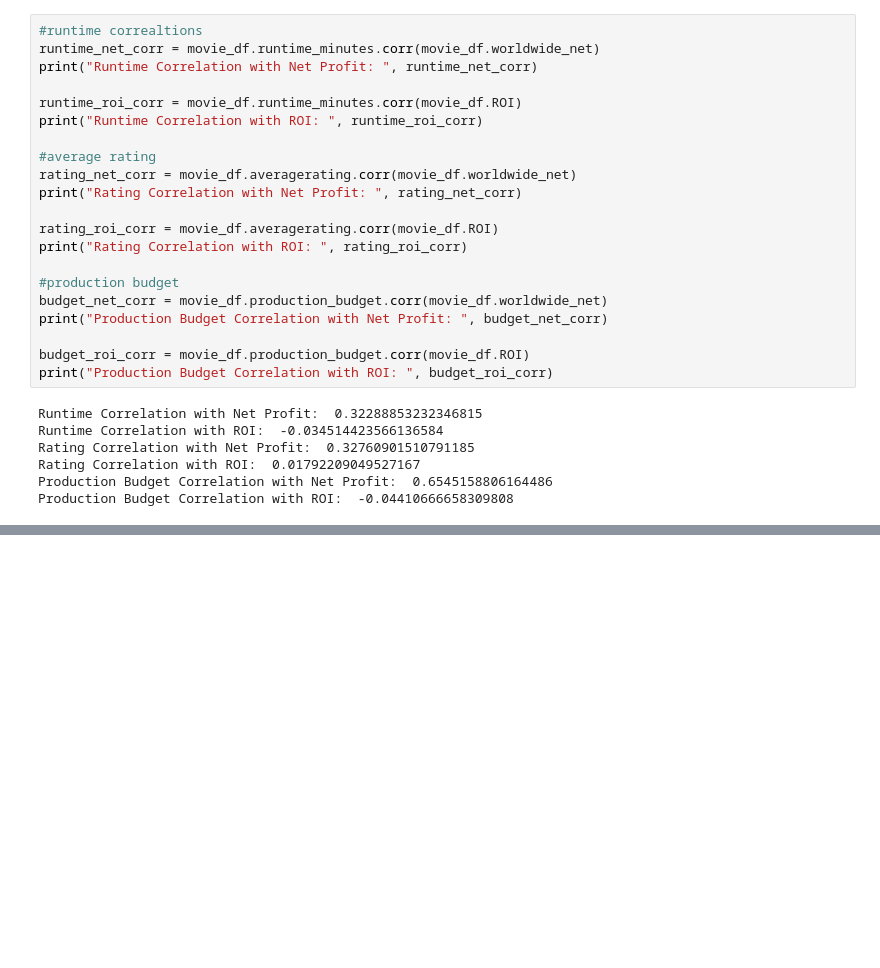
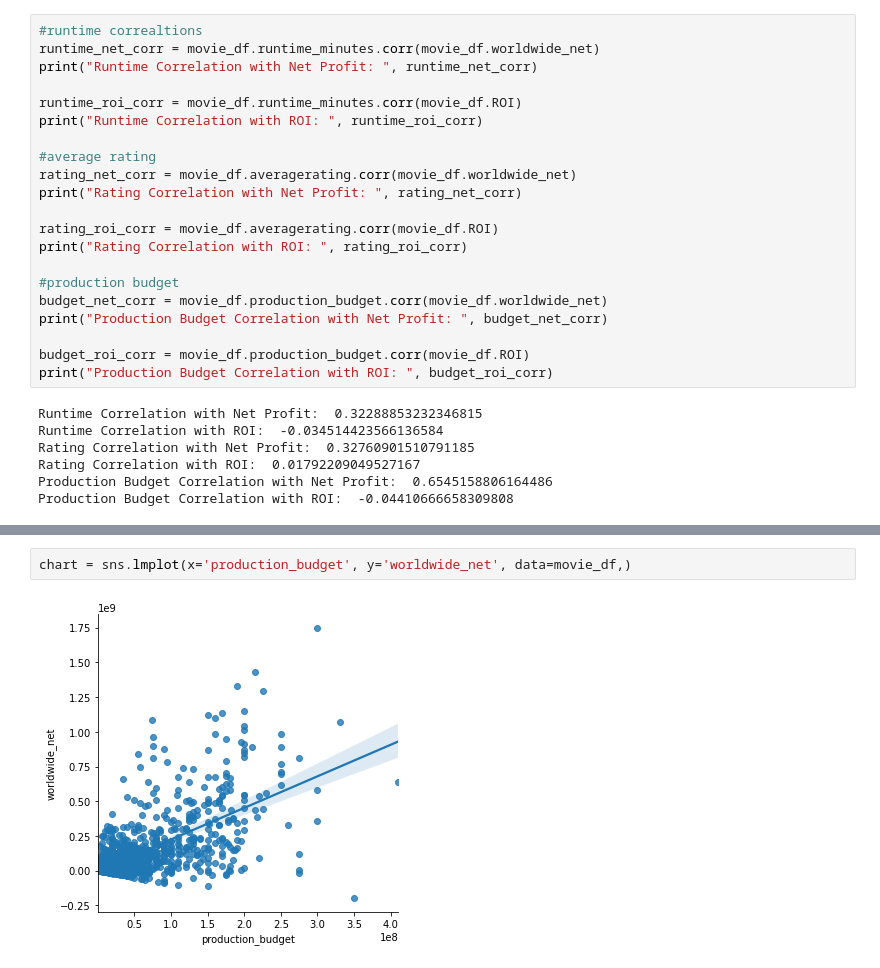
Before and after one commit to bentoler22/Flatiron_Phase_1_Project, a Jupyter notebook: student.ipynb, the cells around one changed output, grey strips where cells are left out. Cells and saved outputs as stored; diff of their text form; blank space fills up the shorter version.

```diff
--- a/student.ipynb
+++ b/student.ipynb
@@ -466,0 +487,4 @@ ax.set_ylabel('Net Profit ($)');
+# %%
+chart = sns.lmplot(x='production_budget', y='worldwide_net', data=movie_df,)
+# %% [output]
+[figure, added]
```
Also changed, not shown: parts of 8 cells of this notebook, 1 other file.
